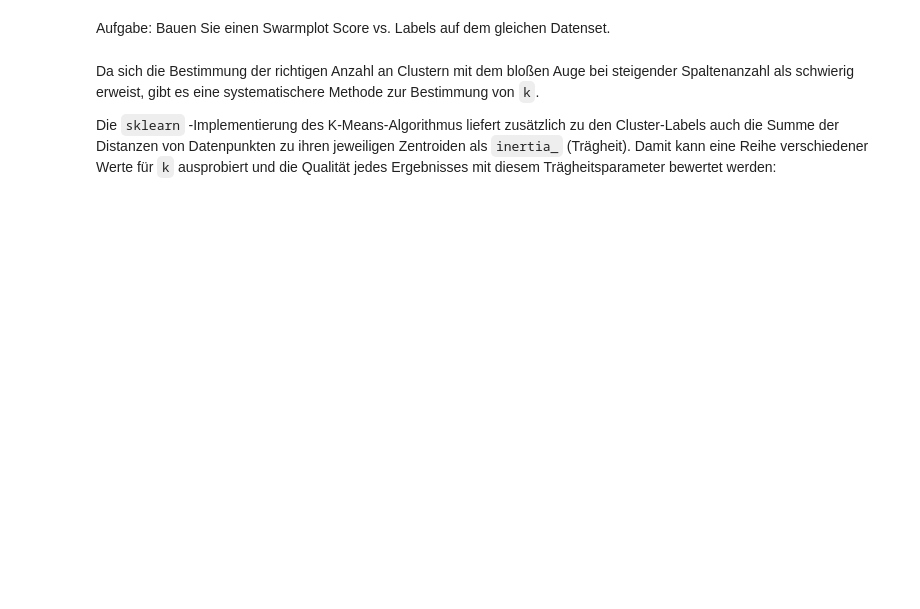
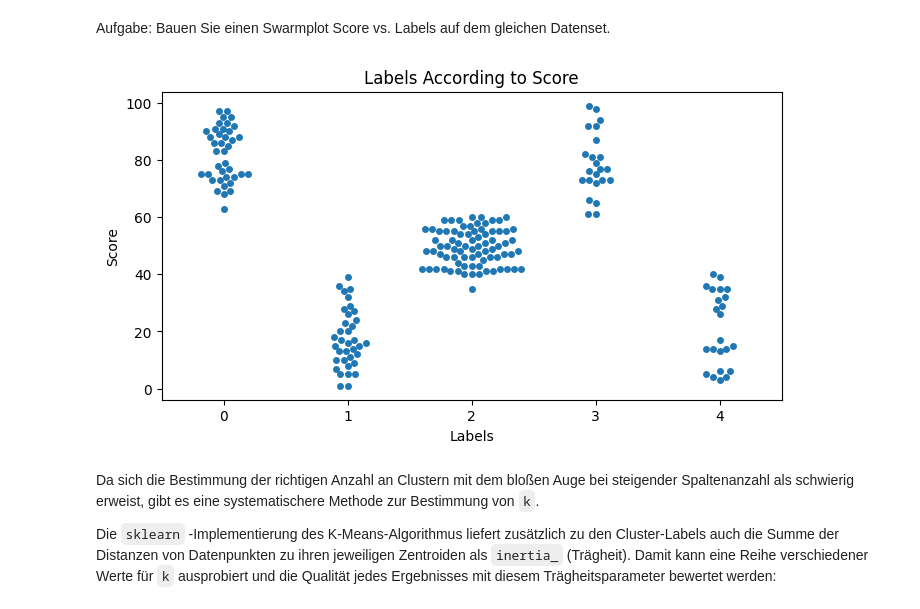
Before and after one commit to romanziske/data-science-course, a Jupyter notebook: unsupervised-learning/Unsupervised_Learning.ipynb, the cells around one changed output. Saved outputs shown, nothing was run; the diff lists cells and outputs as text; code cells hidden in the pictures; blank space fills up the shorter version.

```diff
--- a/unsupervised-learning/Unsupervised_Learning.ipynb
+++ b/unsupervised-learning/Unsupervised_Learning.ipynb
@@ -77,6 +111,8 @@ Unser Algorithmus funktioniert und die Clusterzuordnungen scheinen plausibel zu
 <mark>**Aufgabe:**</mark> Wenden Sie nun K-means mit 5 Clustern an:
 # %%
 # Füge Sie hier Ihren Code ein.
+km5 = KMeans(n_clusters=5).fit(X)
+X['Labels'] = km5.labels_
 # %% [markdown]
 Eine andere Möglichkeit, die Daten zu visualisieren, ist die Verwendung mit Hilfe von <code>swarmplot</code>:
 # %%
@@ -91,3 +127,11 @@ Aufgabe: Bauen Sie einen Swarmplot Score vs. Labels auf dem gleichen Datenset.
+# %%
+# Füge Sie hier Ihren Code ein.
+plt.figure(figsize=(8,4))
+sns.swarmplot(x=X['Labels'], y=X['Score'])
+plt.title("Labels According to Score")
+plt.show()
+# %% [output]
+[figure, added]
 # %% [markdown]
 Da sich die Bestimmung der richtigen Anzahl an Clustern mit dem bloßen Auge bei steigender Spaltenanzahl als schwierig erweist, gibt es eine systematischere Methode zur Bestimmung von <code>k</code>.
 
```
Also changed, not shown: parts of 15 cells of this notebook.
